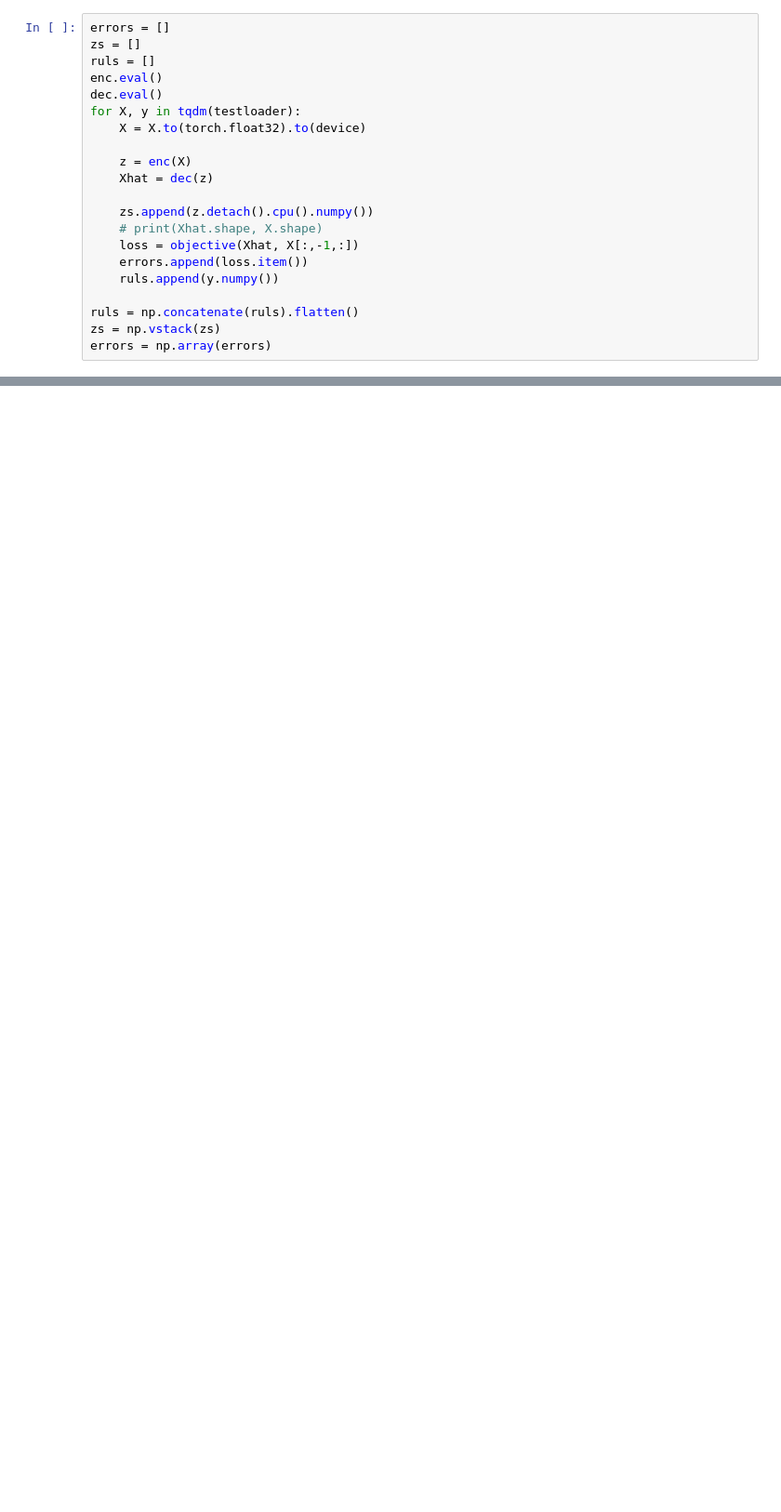
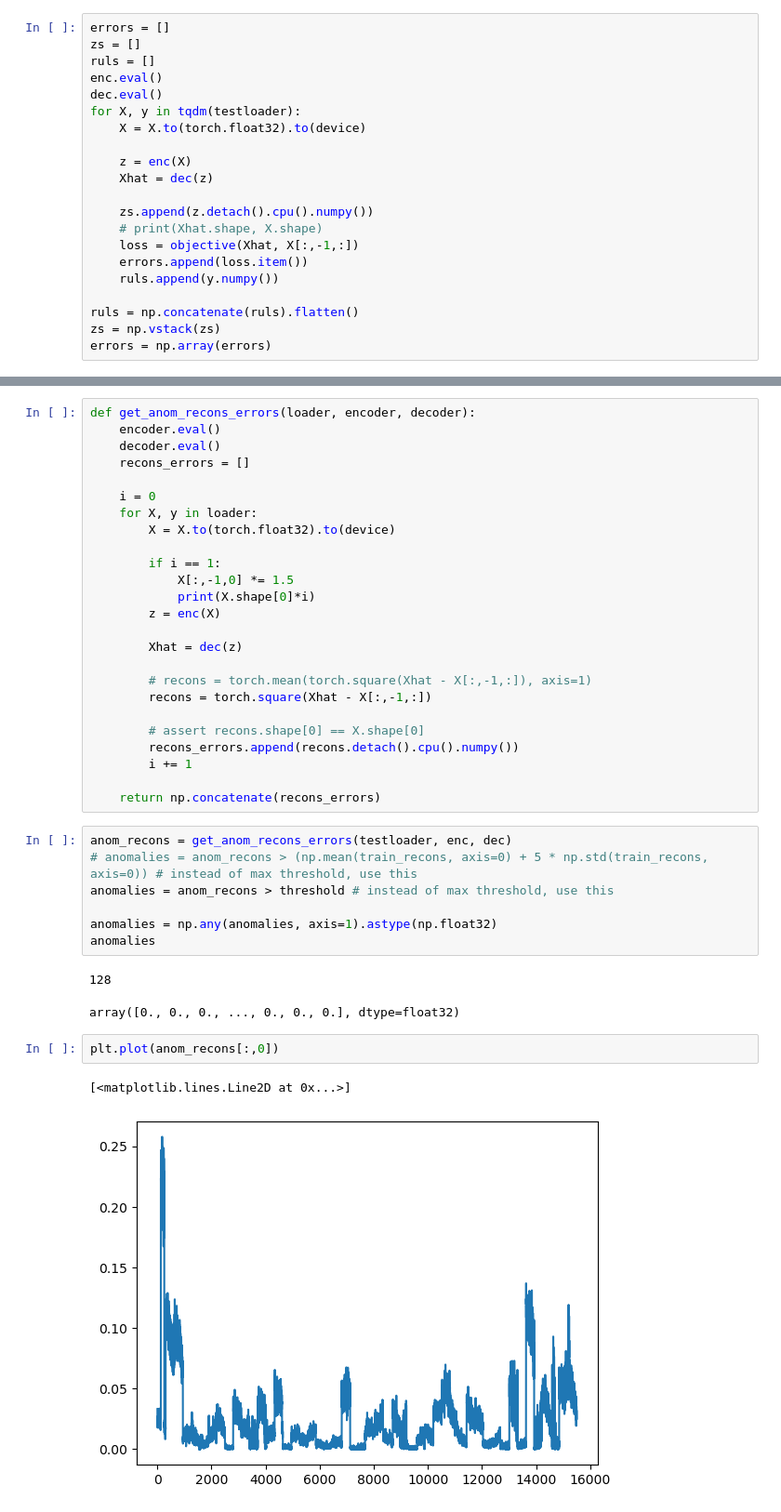
Before and after one commit to 4belito/autoregressive-rul, a Jupyter notebook: StateAutoencoder.ipynb, the cells around one changed output, grey strips where cells are left out. Shown at 93% size. Drawn from its saved outputs; the diff is of its cells as text; blank space fills up the shorter version.

```diff
--- a/StateAutoencoder.ipynb
+++ b/StateAutoencoder.ipynb
@@ -222,0 +259,40 @@ torch.save(dec.state_dict(), './saved_models/const_dec_3dim.pth')
+# %%
+def get_anom_recons_errors(loader, encoder, decoder):
+    encoder.eval()
+    decoder.eval()
+    recons_errors = []
+
+    i = 0
+    for X, y in loader:
+        X = X.to(torch.float32).to(device)
+
+        if i == 1:
+            X[:,-1,0] *= 1.5
+            print(X.shape[0]*i)
+        z = enc(X)
+
+        Xhat = dec(z)
+
+        # recons = torch.mean(torch.square(Xhat - X[:,-1,:]), axis=1)
+        recons = torch.square(Xhat - X[:,-1,:])
+
+        # assert recons.shape[0] == X.shape[0]
+        recons_errors.append(recons.detach().cpu().numpy())
+        i += 1
+
+    return np.concatenate(recons_errors)
+# %%
+anom_recons = get_anom_recons_errors(testloader, enc, dec)
+# anomalies = anom_recons > (np.mean(train_recons, axis=0) + 5 * np.std(train_recons, axis=0)) # instead of max threshold, use this
+anomalies = anom_recons > threshold # instead of max threshold, use this
+
+anomalies = np.any(anomalies, axis=1).astype(np.float32)
+anomalies
+# %% [output]
+128
+array([0., 0., 0., ..., 0., 0., 0.], dtype=float32)
+# %%
+plt.plot(anom_recons[:,0])
+# %% [output]
+[<matplotlib.lines.Line2D at 0x...>]
+[figure, added]
```
Also changed, not shown: parts of 22 cells of this notebook, 37 other files.
